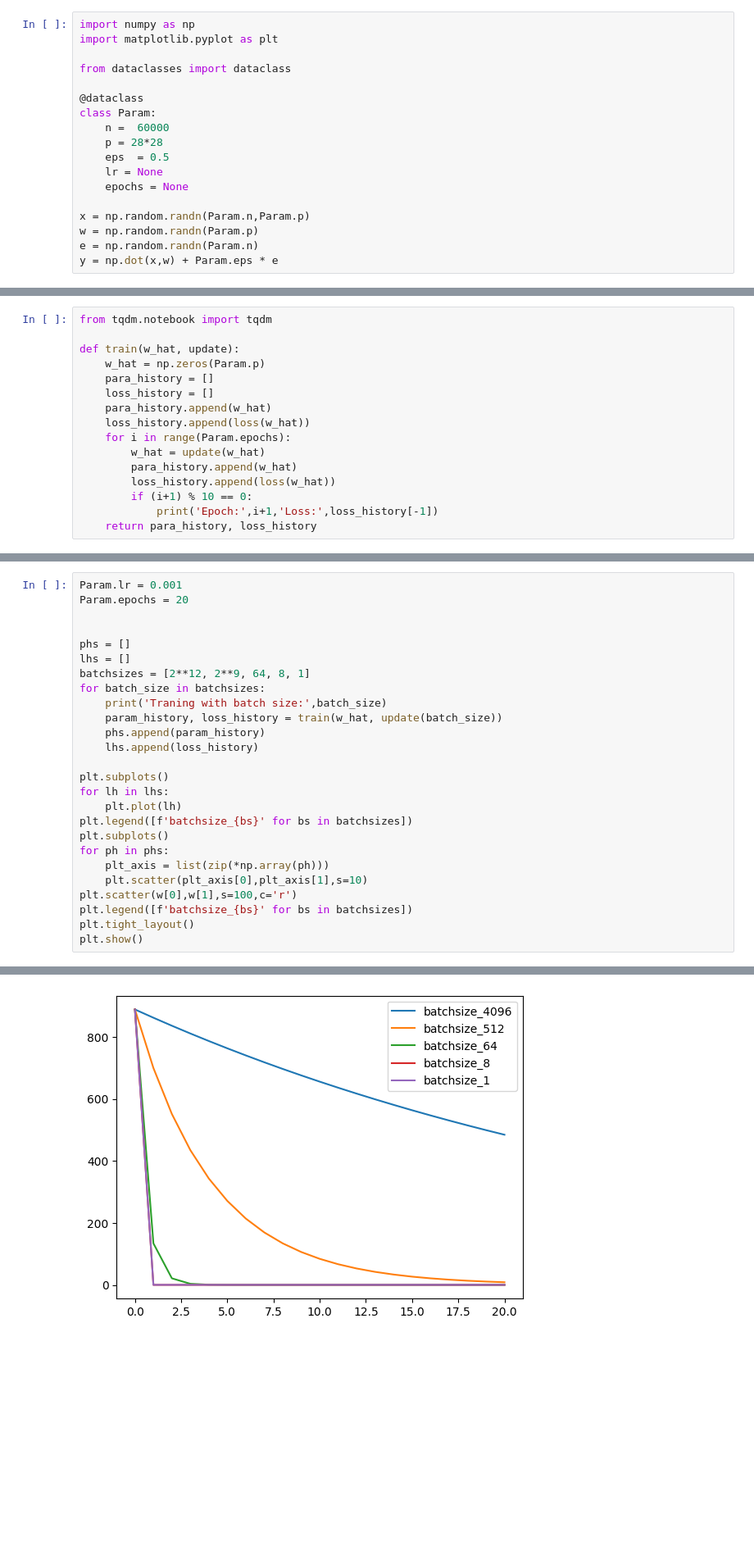
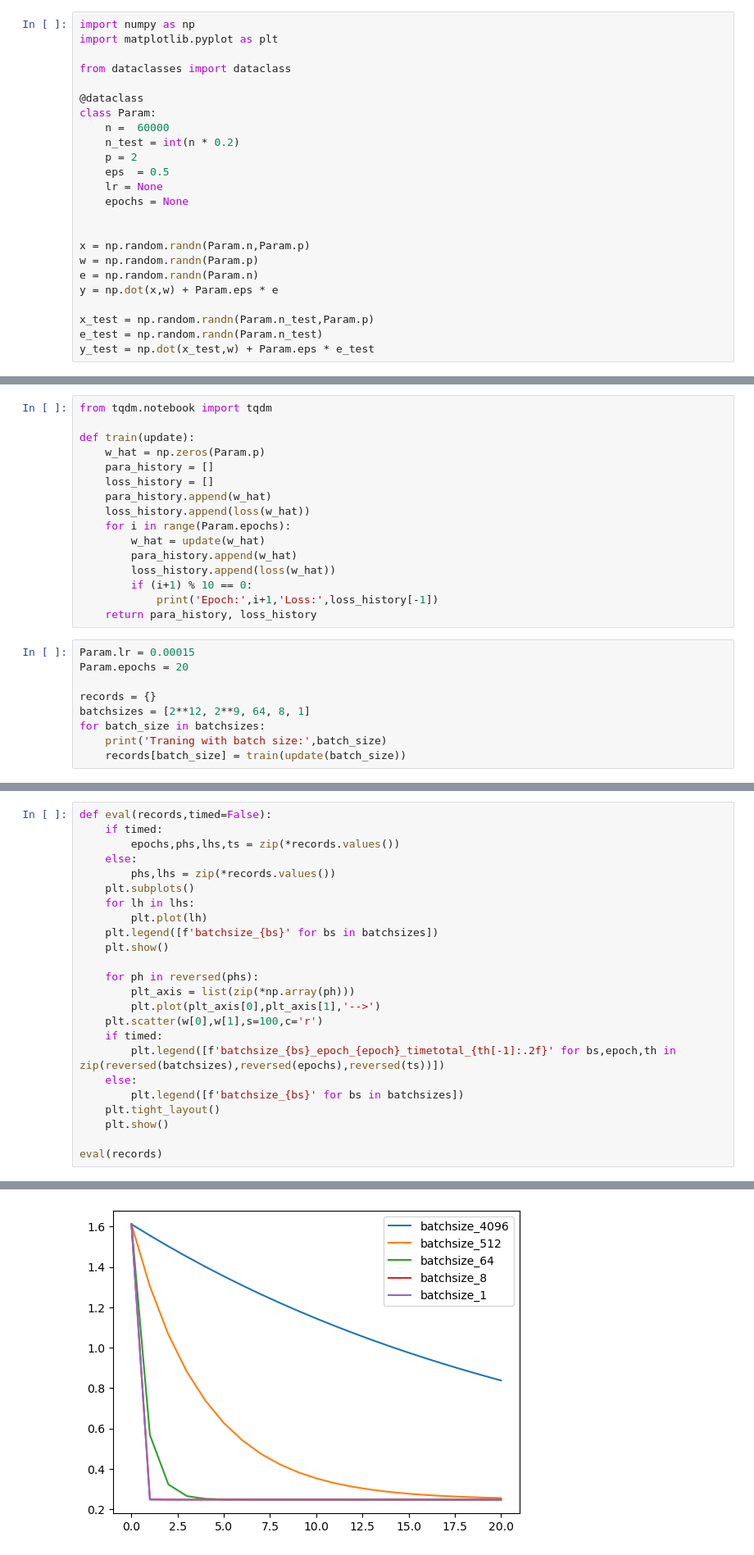
Before and after one commit to liu-bingyan/deeplearning-tutoringroom, a Jupyter notebook: gradient_descent.ipynb, the cells around one changed output, grey strips where cells are left out. Shown: that part at 82% size. Drawn from its saved outputs; the diff is of its cells as text; blank space fills up the shorter version.

Commit message:
trying batchsize

```diff
--- a/gradient_descent.ipynb
+++ b/gradient_descent.ipynb
@@ -9,13 +9,19 @@ from dataclasses import dataclass
 @dataclass
 class Param:
     n =  60000
-    p = 28*28
+    n_test = int(n * 0.2)
+    p = 2
     eps  = 0.5
     lr = None
     epochs = None
+
 
 x = np.random.randn(Param.n,Param.p)
 w = np.random.randn(Param.p)
 e = np.random.randn(Param.n)
 y = np.dot(x,w) + Param.eps * e
+
+x_test = np.random.randn(Param.n_test,Param.p)
+e_test = np.random.randn(Param.n_test)
+y_test = np.dot(x_test,w) + Param.eps * e_test
 # %%
@@ -47,7 +53,7 @@ def update(batch_size):
 # %%
 from tqdm.notebook import tqdm
 
-def train(w_hat, update):
+def train(update):
     w_hat = np.zeros(Param.p)
     para_history = []
     loss_history = []
@@ -60,3 +66,12 @@ def train(w_hat, update):
         if (i+1) % 10 == 0:
             print('Epoch:',i+1,'Loss:',loss_history[-1])
     return para_history, loss_history
+# %%
+Param.lr = 0.00015
+Param.epochs = 20
+
+records = {}
+batchsizes = [2**12, 2**9, 64, 8, 1]
+for batch_size in batchsizes:
+    print('Traning with batch size:',batch_size)
+    records[batch_size] = train(update(batch_size))
@@ -63,27 +94,25 @@ def train(w_hat, update):
 # %%
-Param.lr = 0.001
-Param.epochs = 20
+def eval(records,timed=False):
+    if timed:
+        epochs,phs,lhs,ts = zip(*records.values())
+    else:
+        phs,lhs = zip(*records.values())
+    plt.subplots()
+    for lh in lhs:
+        plt.plot(lh)
+    plt.legend([f'batchsize_{bs}' for bs in batchsizes])
+    plt.show()
 
+    for ph in reversed(phs):
+        plt_axis = list(zip(*np.array(ph)))
+        plt.plot(plt_axis[0],plt_axis[1],'-->')
+    plt.scatter(w[0],w[1],s=100,c='r')
+    if timed:
+        plt.legend([f'batchsize_{bs}_epoch_{epoch}_timetotal_{th[-1]:.2f}' for bs,epoch,th in zip(reversed(batchsizes),reversed(epochs),reversed(ts))])
+    else:
+        plt.legend([f'batchsize_{bs}' for bs in batchsizes])
+    plt.tight_layout()
+    plt.show()
 
-phs = []
-lhs = []
-batchsizes = [2**12, 2**9, 64, 8, 1]
-for batch_size in batchsizes:
-    print('Traning with batch size:',batch_size)
-    param_history, loss_history = train(w_hat, update(batch_size))
-    phs.append(param_history)
-    lhs.append(loss_history)
-
-plt.subplots()
-for lh in lhs:
-    plt.plot(lh)
-plt.legend([f'batchsize_{bs}' for bs in batchsizes])
-plt.subplots()
-for ph in phs:
-    plt_axis = list(zip(*np.array(ph)))
-    plt.scatter(plt_axis[0],plt_axis[1],s=10)
-plt.scatter(w[0],w[1],s=100,c='r')
-plt.legend([f'batchsize_{bs}' for bs in batchsizes])
-plt.tight_layout()
-plt.show()
+eval(records)
 # %% [output]
@@ -105 +119 @@ Epoch: 20 Loss: 0.39871115986284034
-[figure, old version]
+[figure, new version]
```
Also changed, not shown: parts of 12 cells of this notebook, 1 other file.
